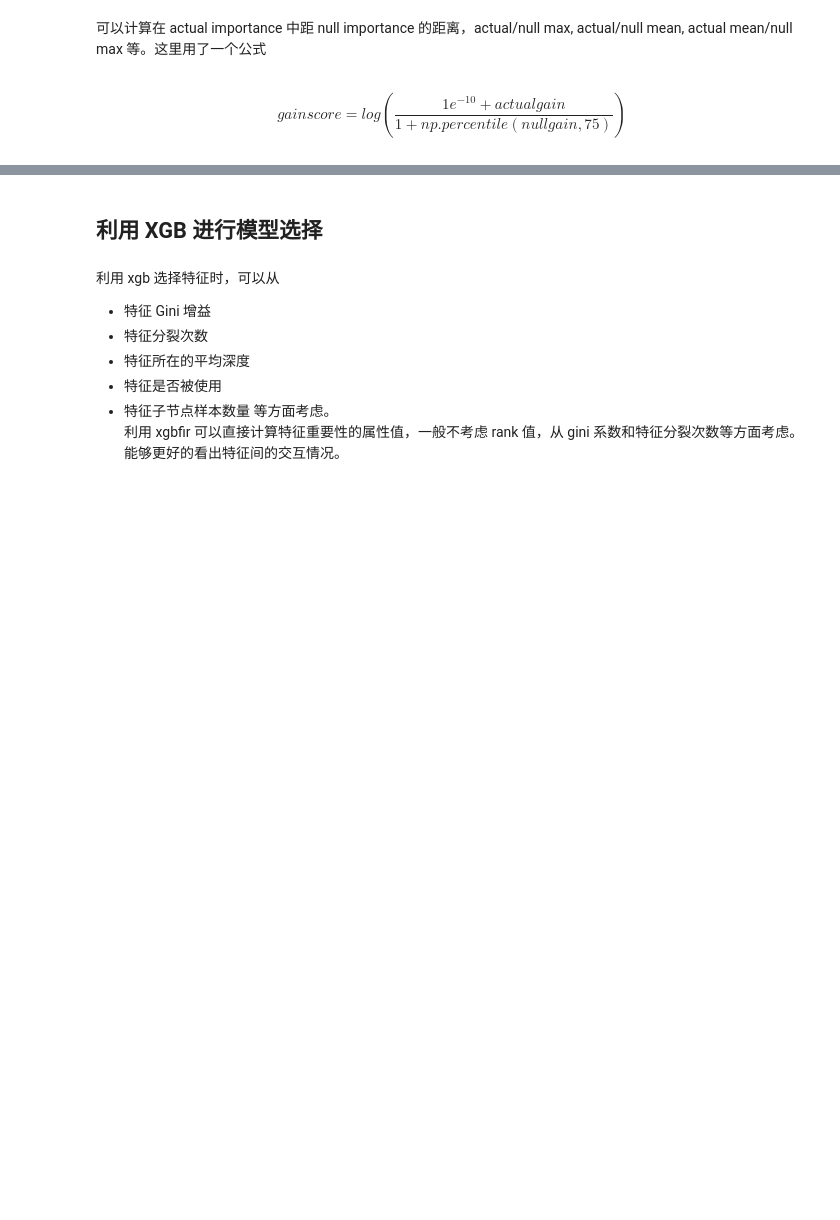
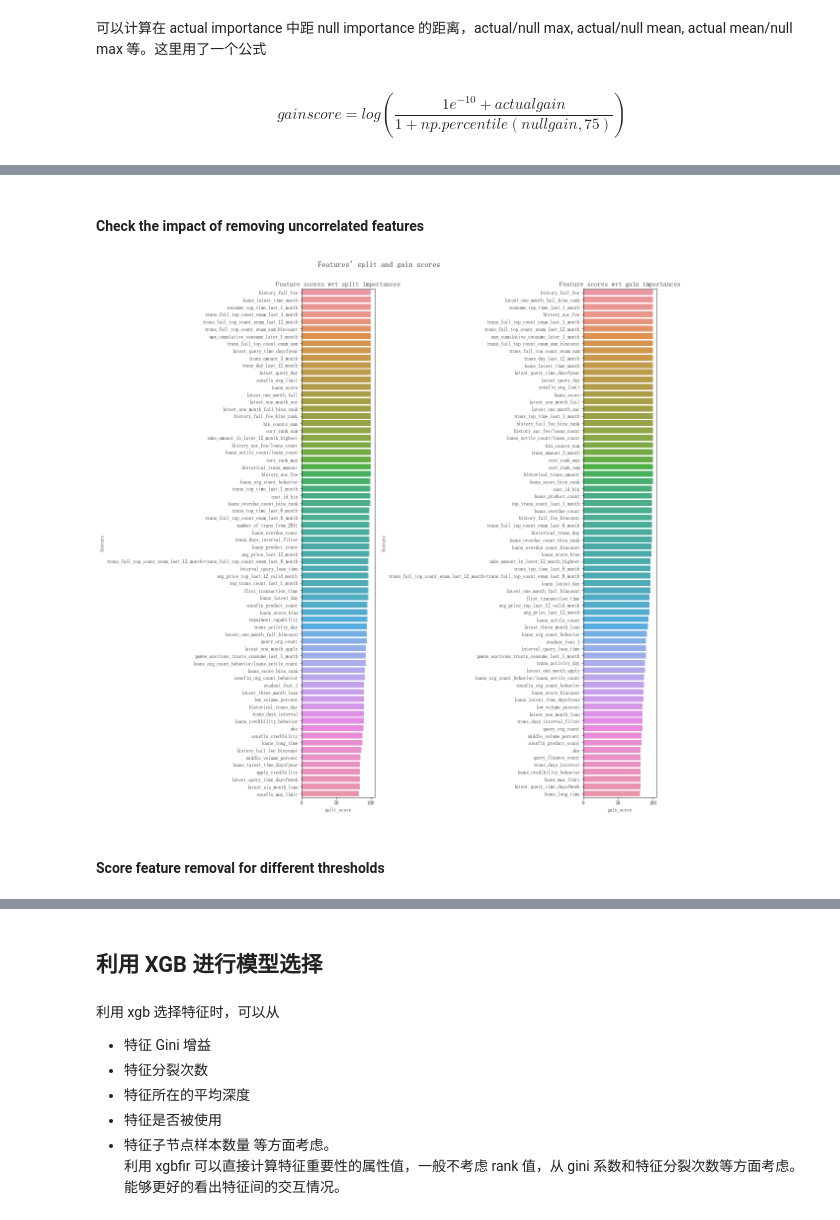
Before and after one commit to hotheat/FinancialData, a Jupyter notebook: 金融数据.ipynb, the cells around one changed output, grey strips where cells are left out. Saved outputs shown, nothing was run; the diff lists cells and outputs as text; code cells hidden in the pictures; blank space fills up the shorter version.

Commit message:
null importance

```diff
--- a/金融数据.ipynb
+++ b/金融数据.ipynb
@@ -1318,0 +1322,32 @@ plt.tight_layout()
+# %% [markdown]
+#### Check the impact of removing uncorrelated features
+# %%
+correlation_scores = []
+for _f in actual_imp_df['feature'].unique():
+    f_null_imps = null_imp_df.loc[null_imp_df['feature'] == _f, 'importance_gain'].values
+    f_act_imps = actual_imp_df.loc[actual_imp_df['feature'] == _f, 'importance_gain'].values
+    gain_score = 100 * (f_null_imps < np.percentile(f_act_imps, 25)).sum() / f_null_imps.size
+    f_null_imps = null_imp_df.loc[null_imp_df['feature'] == _f, 'importance_split'].values
+    f_act_imps = actual_imp_df.loc[actual_imp_df['feature'] == _f, 'importance_split'].values
+    split_score = 100 * (f_null_imps < np.percentile(f_act_imps, 25)).sum() / f_null_imps.size
+    correlation_scores.append((_f, split_score, gain_score))
+
+corr_scores_df = pd.DataFrame(correlation_scores, columns=['feature', 'split_score', 'gain_score'])
+
+fig = plt.figure(figsize=(16, 16))
+gs = gridspec.GridSpec(1, 2)
+# Plot Split importances
+ax = plt.subplot(gs[0, 0])
+sns.barplot(x='split_score', y='feature', data=corr_scores_df.sort_values('split_score', ascending=False).iloc[0:70], ax=ax)
+ax.set_title('Feature scores wrt split importances', fontweight='bold', fontsize=14)
+# Plot Gain importances
+ax = plt.subplot(gs[0, 1])
+sns.barplot(x='gain_score', y='feature', data=corr_scores_df.sort_values('gain_score', ascending=False).iloc[0:70], ax=ax)
+ax.set_title('Feature scores wrt gain importances', fontweight='bold', fontsize=14)
+plt.tight_layout()
+plt.suptitle("Features' split and gain scores", fontweight='bold', fontsize=16)
+fig.subplots_adjust(top=0.93)
+# %% [output]
+[figure, added]
+# %% [markdown]
+#### Score feature removal for different thresholds
```
Also changed, not shown: parts of 31 cells of this notebook, 2 other files.
